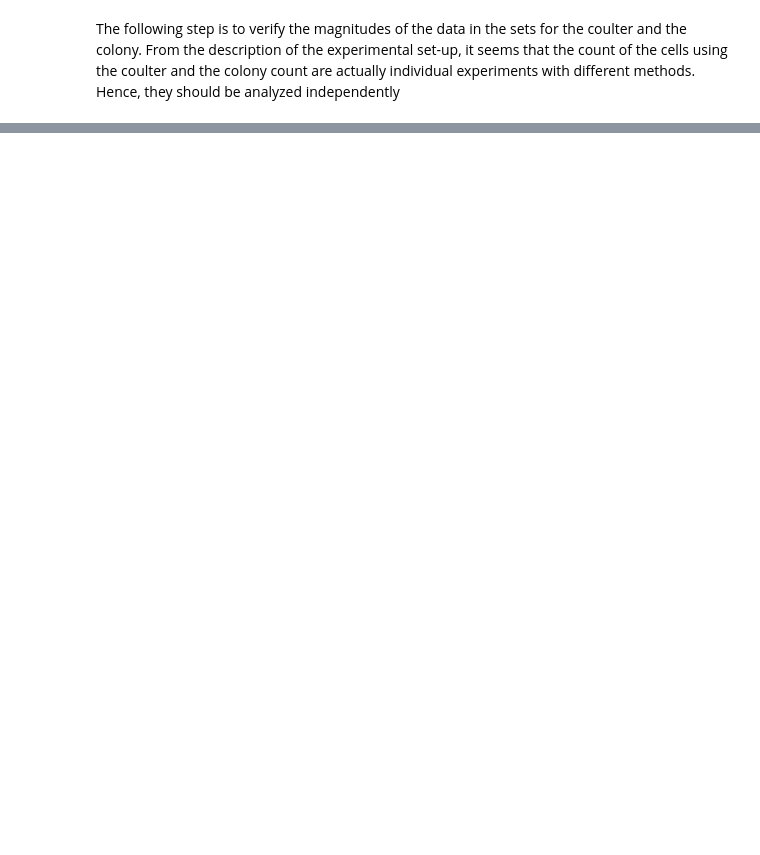
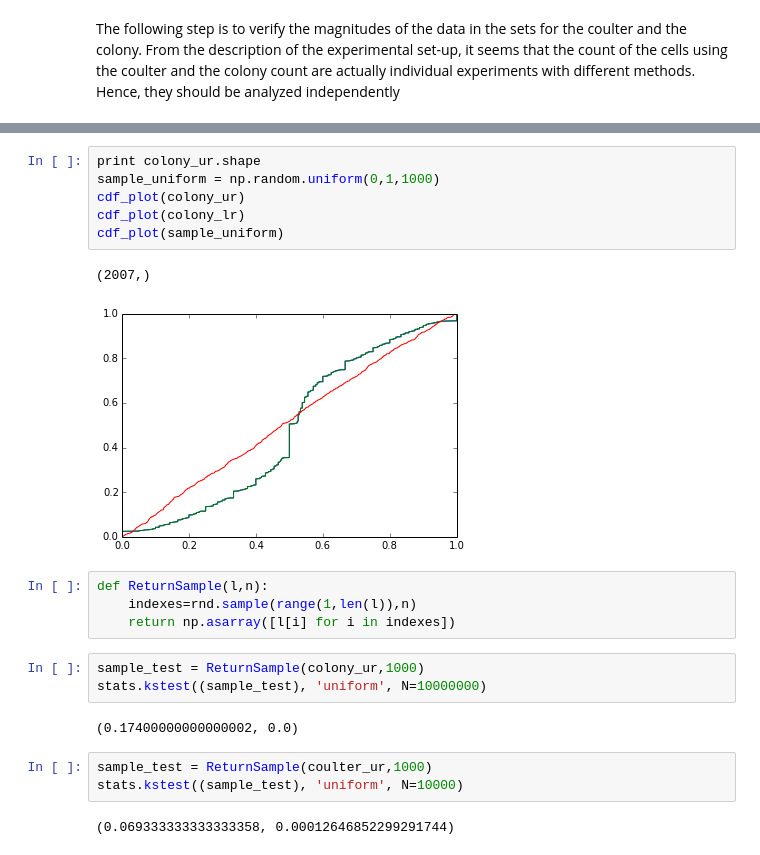
Before and after one commit to zhangzheng-coder/test_codes, a Jupyter notebook: STAT215/STATS_215_project.ipynb, the cells around one changed output, grey strips where cells are left out. Saved outputs shown, nothing was run; the diff lists cells and outputs as text; blank space fills up the shorter version.

```diff
--- a/STAT215/STATS_215_project.ipynb
+++ b/STAT215/STATS_215_project.ipynb
@@ -26,0 +143,23 @@ bishayee_colony.size
+# %%
+print colony_ur.shape
+sample_uniform = np.random.uniform(0,1,1000)
+cdf_plot(colony_ur)
+cdf_plot(colony_lr)
+cdf_plot(sample_uniform)
+# %% [output]
+(2007,)
+[figure, added]
+# %%
+def ReturnSample(l,n):
+    indexes=rnd.sample(range(1,len(l)),n)
+    return np.asarray([l[i] for i in indexes])
+# %%
+sample_test = ReturnSample(colony_ur,1000)
+stats.kstest((sample_test), 'uniform', N=10000000)
+# %% [output]
+(0.17400000000000002, 0.0)
+# %%
+sample_test = ReturnSample(coulter_ur,1000)
+stats.kstest((sample_test), 'uniform', N=10000)
+# %% [output]
+(0.069333333333333358, 0.00012646852299291744)
```
Also changed, not shown: parts of 14 cells of this notebook, 1 other file.
